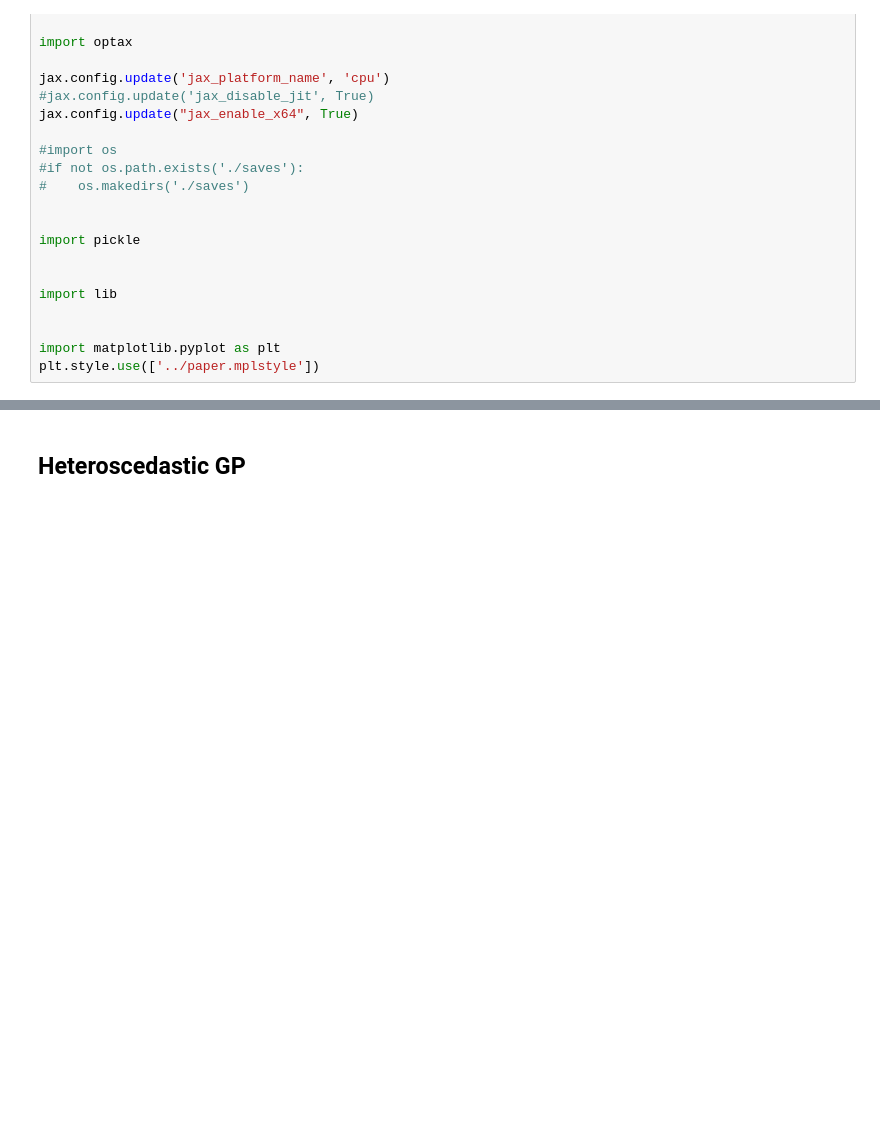
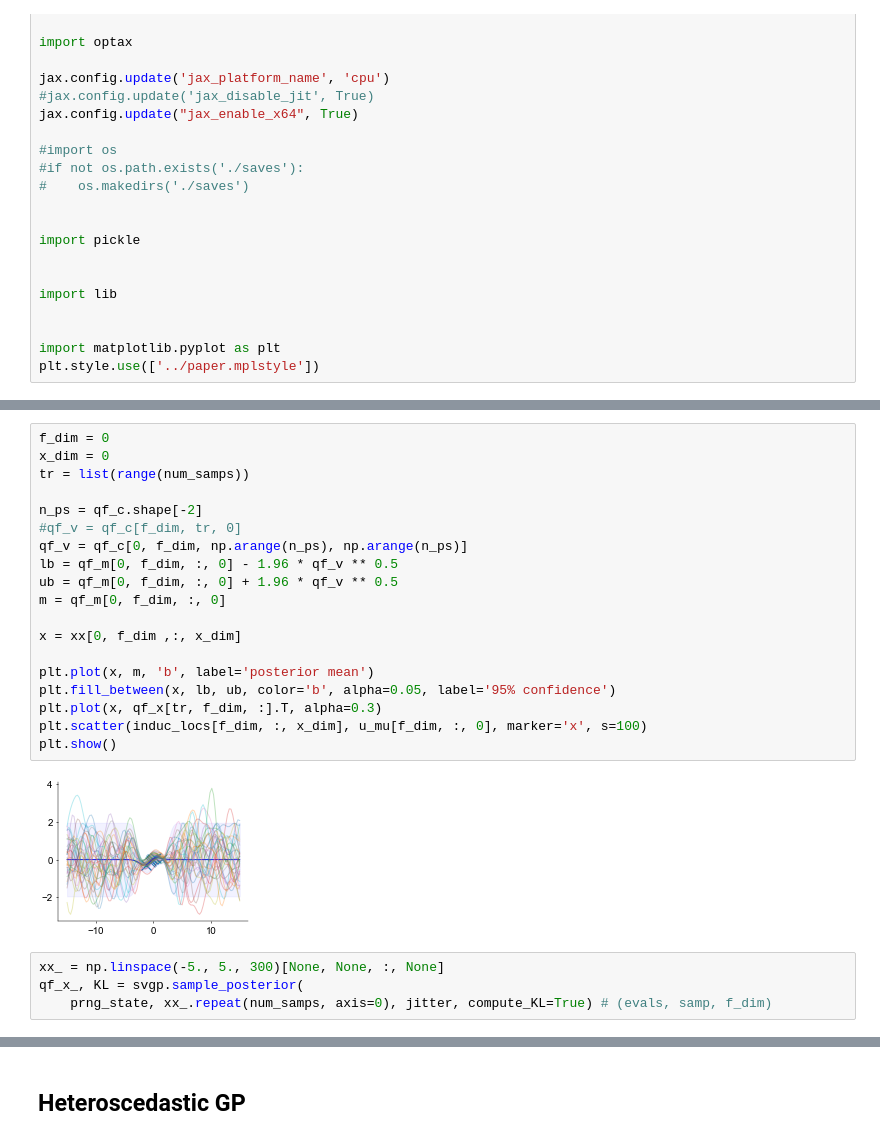
Before and after one commit to davindicode/nonparametric-nonrenewal-process, a Jupyter notebook: notebooks/GPR_1D.ipynb, the cells around one changed output, grey strips where cells are left out. Saved outputs shown, nothing was run; the diff lists cells and outputs as text; blank space fills up the shorter version.

Commit message:
input shape conventions

```diff
--- a/notebooks/GPR.ipynb
+++ b/notebooks/GPR_1D.ipynb
@@ -42,0 +97,25 @@ plt.style.use(['../paper.mplstyle'])
+# %%
+f_dim = 0
+x_dim = 0
+tr = list(range(num_samps))
+
+n_ps = qf_c.shape[-2]
+#qf_v = qf_c[f_dim, tr, 0]
+qf_v = qf_c[0, f_dim, np.arange(n_ps), np.arange(n_ps)]
+lb = qf_m[0, f_dim, :, 0] - 1.96 * qf_v ** 0.5
+ub = qf_m[0, f_dim, :, 0] + 1.96 * qf_v ** 0.5
+m = qf_m[0, f_dim, :, 0]
+
+x = xx[0, f_dim ,:, x_dim]
+
+plt.plot(x, m, 'b', label='posterior mean')
+plt.fill_between(x, lb, ub, color='b', alpha=0.05, label='95% confidence')
+plt.plot(x, qf_x[tr, f_dim, :].T, alpha=0.3)
+plt.scatter(induc_locs[f_dim, :, x_dim], u_mu[f_dim, :, 0], marker='x', s=100)
+plt.show()
+# %% [output]
+[figure, added]
+# %%
+xx_ = np.linspace(-5., 5., 300)[None, None, :, None]
+qf_x_, KL = svgp.sample_posterior(
+    prng_state, xx_.repeat(num_samps, axis=0), jitter, compute_KL=True) # (evals, samp, f_dim)
```
Also changed, not shown: parts of 10 cells of this notebook, 15 other files.
